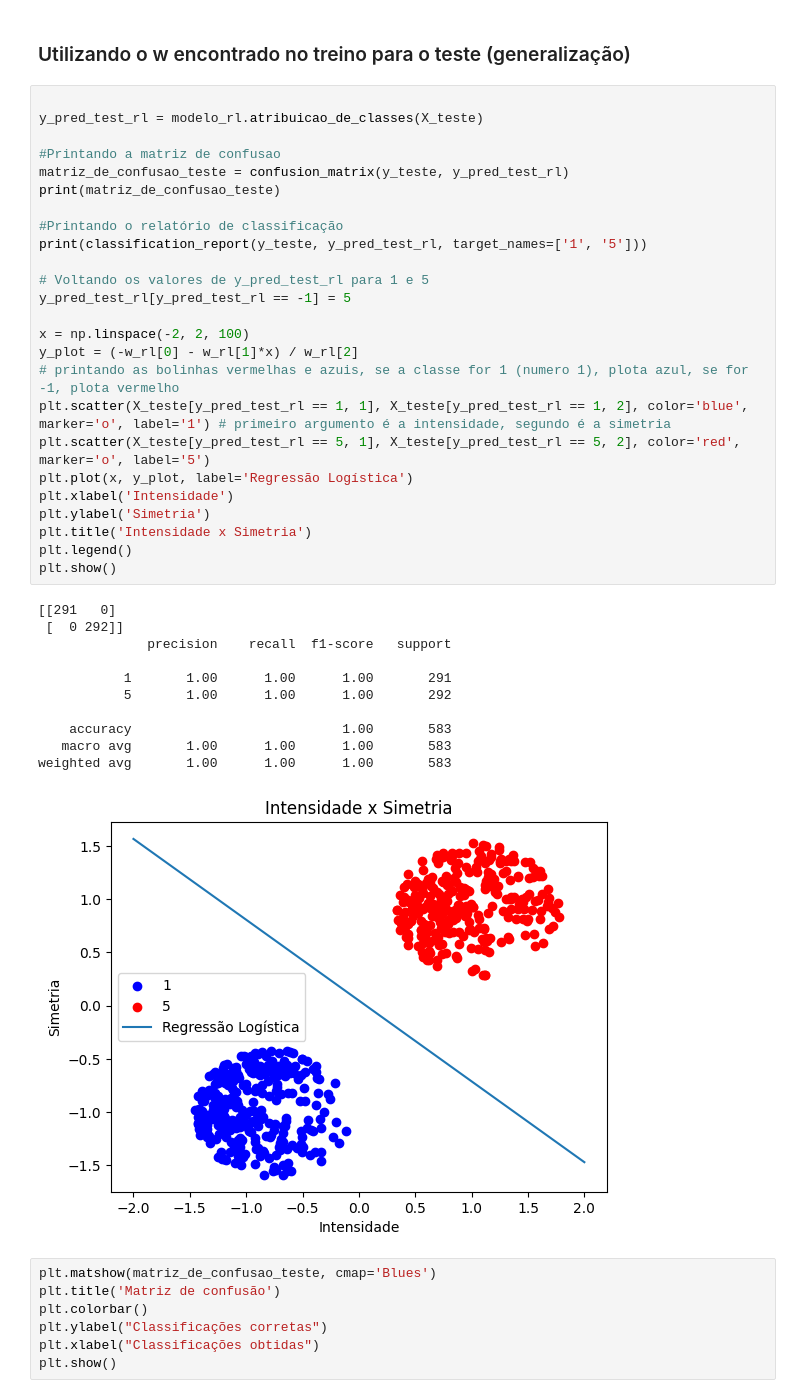
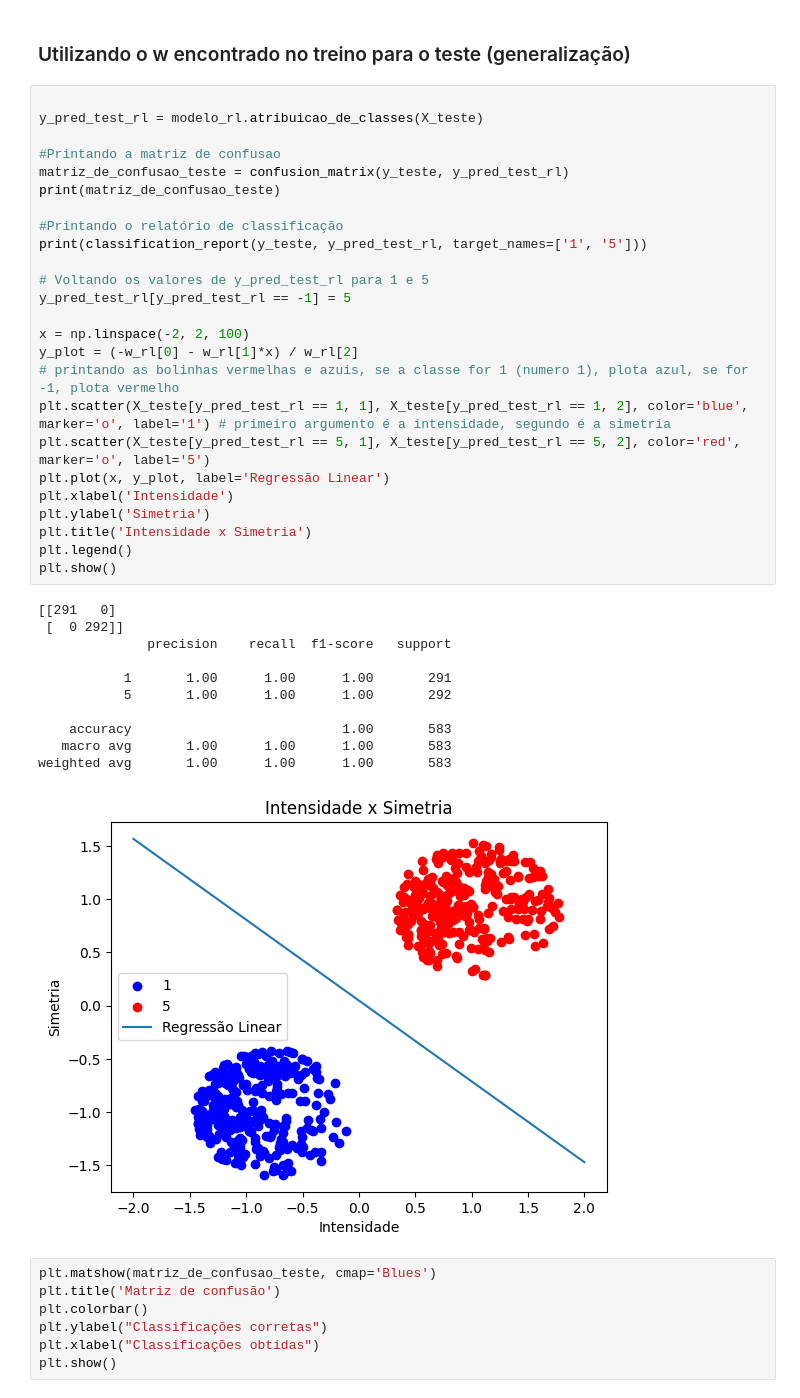
Before and after one commit to HodricVieira/Reconhecimento-de-digitos-ML-2023.2, a Jupyter notebook: reg_log_1_5.ipynb, the cells around one changed output. Cells and saved outputs as stored; diff of their text form.

```diff
--- a/reg_log_1_5.ipynb
+++ b/reg_log_1_5.ipynb
@@ -233,35 +233,35 @@ y_pred_test_rl = modelo_rl.atribuicao_de_classes(X_teste)
 matriz_de_confusao_teste = confusion_matrix(y_teste, y_pred_test_rl)
 print(matriz_de_confusao_teste)
 
 #Printando o relatório de classificação
 print(classification_report(y_teste, y_pred_test_rl, target_names=['1', '5']))
 
 # Voltando os valores de y_pred_test_rl para 1 e 5
 y_pred_test_rl[y_pred_test_rl == -1] = 5
 
 x = np.linspace(-2, 2, 100)
 y_plot = (-w_rl[0] - w_rl[1]*x) / w_rl[2]
 # printando as bolinhas vermelhas e azuis, se a classe for 1 (numero 1), plota azul, se for -1, plota vermelho
 plt.scatter(X_teste[y_pred_test_rl == 1, 1], X_teste[y_pred_test_rl == 1, 2], color='blue', marker='o', label='1') # primeiro argumento é a intensidade, segundo é a simetria
 plt.scatter(X_teste[y_pred_test_rl == 5, 1], X_teste[y_pred_test_rl == 5, 2], color='red', marker='o', label='5')
-plt.plot(x, y_plot, label='Regressão Logística')
+plt.plot(x, y_plot, label='Regressão Linear')
 plt.xlabel('Intensidade')
 plt.ylabel('Simetria')
 plt.title('Intensidade x Simetria')
 plt.legend()
 plt.show()
 # %% [output]
 [[291   0]
  [  0 292]]
               precision    recall  f1-score   support
 
            1       1.00      1.00      1.00       291
            5       1.00      1.00      1.00       292
 
     accuracy                           1.00       583
    macro avg       1.00      1.00      1.00       583
 weighted avg       1.00      1.00      1.00       583
-[figure, old version]
+[figure, new version]
 # %%
 plt.matshow(matriz_de_confusao_teste, cmap='Blues')
 plt.title('Matriz de confusão')
```
Also changed, not shown: parts of 5 cells of this notebook, 1 other file.
